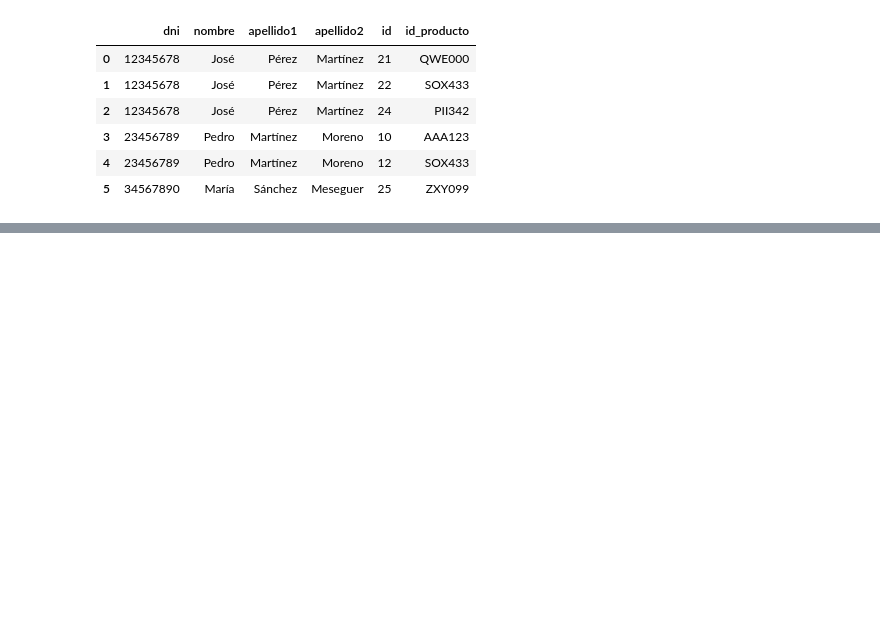
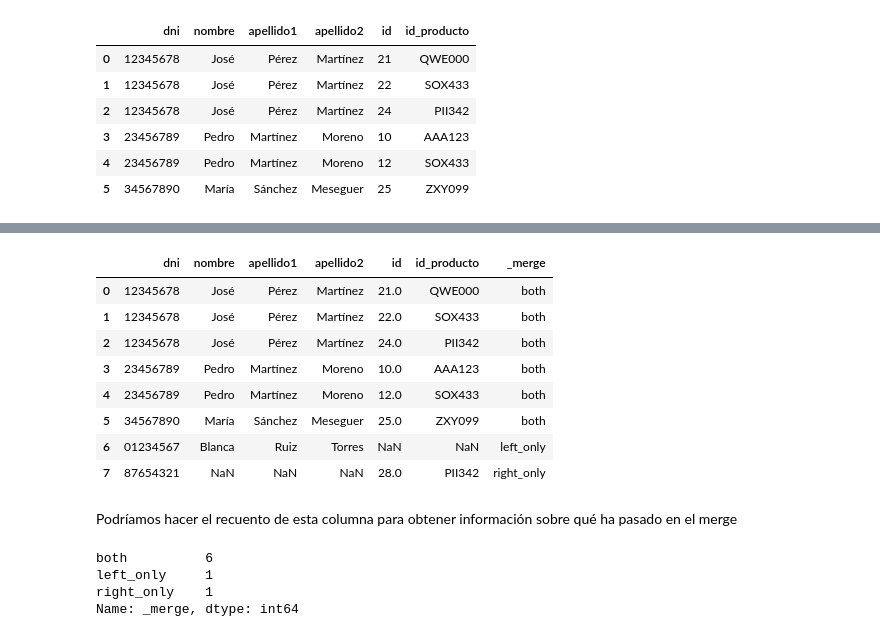
Before and after one commit to mkesslerct/data_science_Python, a Jupyter notebook: transparencias/05-concat_merge/02-merge-slides.ipynb, the cells around one changed output, grey strips where cells are left out. Cells and saved outputs as stored; diff of their text form; code cells hidden in the pictures; blank space fills up the shorter version.

```diff
--- a/transparencias/05-concat_merge/02a-merge-slides.ipynb
+++ b/transparencias/05-concat_merge/02-merge-slides.ipynb
@@ -176,0 +326,9 @@ clientes.merge(pedidos)
+# %%
+clientes= pd.DataFrame(
+    {'dni': ['12345678', '23456789', '34567890', '01234567'],
+     'nombre': ['José', 'Pedro', 'María', 'Blanca'],
+     'apellido1': ['Pérez', 'Martínez', 'Sánchez', 'Ruiz'],
+     'apellido2': ['Martínez', 'Moreno', 'Meseguer', 'Torres']
+    }
+)
+clientes
@@ -176,0 +341,6 @@ clientes.merge(pedidos)
+# %%
+pedidos= pd.DataFrame(
+    {'id': [10, 12, 21, 22, 24, 25, 28],
+     'dni': np.repeat(['23456789','12345678', '34567890', '87654321'], repeats=[2, 3, 1, 1]),
+     'id_producto': ['AAA123', 'SOX433', 'QWE000', 'SOX433', 'PII342', 'ZXY099','PII342']})
+pedidos
@@ -176,0 +361,21 @@ clientes.merge(pedidos)
+# %%
+clientes.merge(pedidos, how='outer', indicator=True)
+# %% [output]
+|  | dni | nombre | apellido1 | apellido2 | id | id_producto | _merge |
+| 0 | 12345678 | José | Pérez | Martínez | 21.0 | QWE000 | both |
+| 1 | 12345678 | José | Pérez | Martínez | 22.0 | SOX433 | both |
+| 2 | 12345678 | José | Pérez | Martínez | 24.0 | PII342 | both |
+| 3 | 23456789 | Pedro | Martínez | Moreno | 10.0 | AAA123 | both |
+| 4 | 23456789 | Pedro | Martínez | Moreno | 12.0 | SOX433 | both |
+| 5 | 34567890 | María | Sánchez | Meseguer | 25.0 | ZXY099 | both |
+| 6 | 01234567 | Blanca | Ruiz | Torres | NaN | NaN | left_only |
+| 7 | 87654321 | NaN | NaN | NaN | 28.0 | PII342 | right_only |
+# %% [markdown]
+Podríamos hacer el recuento de esta columna para obtener información sobre qué ha pasado en el merge
+# %%
+clientes.merge(pedidos, how='outer', indicator=True)['_merge'].value_counts()
+# %% [output]
+both          6
+left_only     1
+right_only    1
+Name: _merge, dtype: int64
```
Also changed, not shown: parts of 41 cells of this notebook, 21 other files.
